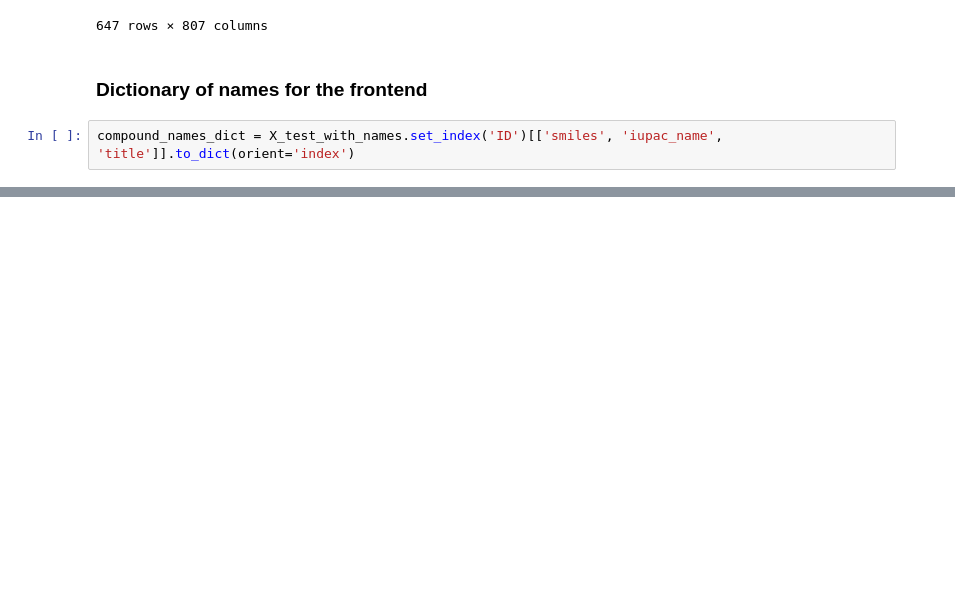
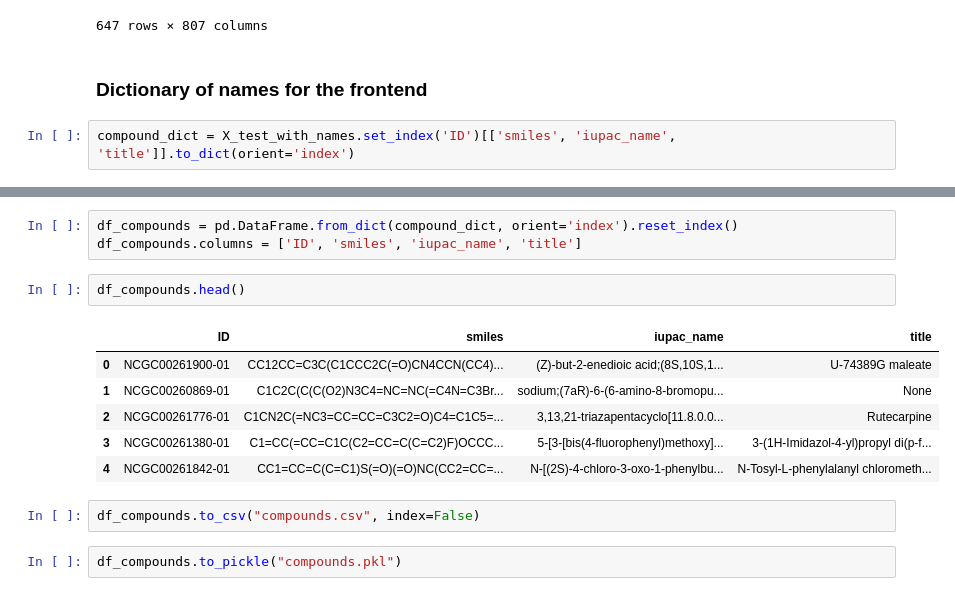
Before and after one commit to elcinelif/toxikind, a Jupyter notebook: notebooks/name_conversion_for_UI.ipynb, the cells around one changed output, grey strips where cells are left out. Cells and saved outputs as stored; diff of their text form; blank space fills up the shorter version.

```diff
--- a/notebooks/name_conversion_for_UI.ipynb
+++ b/notebooks/name_conversion_for_UI.ipynb
@@ -158,5 +158,5 @@ X_test_with_names
 # %% [markdown]
 ### Dictionary of names for the frontend
 # %%
-compound_names_dict = X_test_with_names.set_index('ID')[['smiles', 'iupac_name', 'title']].to_dict(orient='index')
+compound_dict = X_test_with_names.set_index('ID')[['smiles', 'iupac_name', 'title']].to_dict(orient='index')
 # %%
@@ -179,3 +179,19 @@ compound_names_dict
  'NCGC00357144-01': {'smiles': 'C1=COC(=C1)CS',
   'iupac_name': 'furan-2-ylmethanethiol',
   'title': 'Furfuryl mercaptan'}}
+# %%
+df_compounds = pd.DataFrame.from_dict(compound_dict, orient='index').reset_index()
+df_compounds.columns = ['ID', 'smiles', 'iupac_name', 'title']
+# %%
+df_compounds.head()
+# %% [output]
+|  | ID | smiles | iupac_name | title |
+| 0 | NCGC00261900-01 | CC12CC=C3C(C1CCC2C(=O)CN4CCN(CC4)... | (Z)-but-2-enedioic acid;(8S,10S,1... | U-74389G maleate |
+| 1 | NCGC00260869-01 | C1C2C(C(C(O2)N3C4=NC=NC(=C4N=C3Br... | sodium;(7aR)-6-(6-amino-8-bromopu... | None |
+| 2 | NCGC00261776-01 | C1CN2C(=NC3=CC=CC=C3C2=O)C4=C1C5=... | 3,13,21-triazapentacyclo[11.8.0.0... | Rutecarpine |
+| 3 | NCGC00261380-01 | C1=CC(=CC=C1C(C2=CC=C(C=C2)F)OCCC... | 5-[3-[bis(4-fluorophenyl)methoxy]... | 3-(1H-Imidazol-4-yl)propyl di(p-f... |
+| 4 | NCGC00261842-01 | CC1=CC=C(C=C1)S(=O)(=O)NC(CC2=CC=... | N-[(2S)-4-chloro-3-oxo-1-phenylbu... | N-Tosyl-L-phenylalanyl chlorometh... |
+# %%
+df_compounds.to_csv("compounds.csv", index=False)
+# %%
+df_compounds.to_pickle("compounds.pkl")
```
Also changed, not shown: parts of 1 cell of this notebook, 2 other files.
